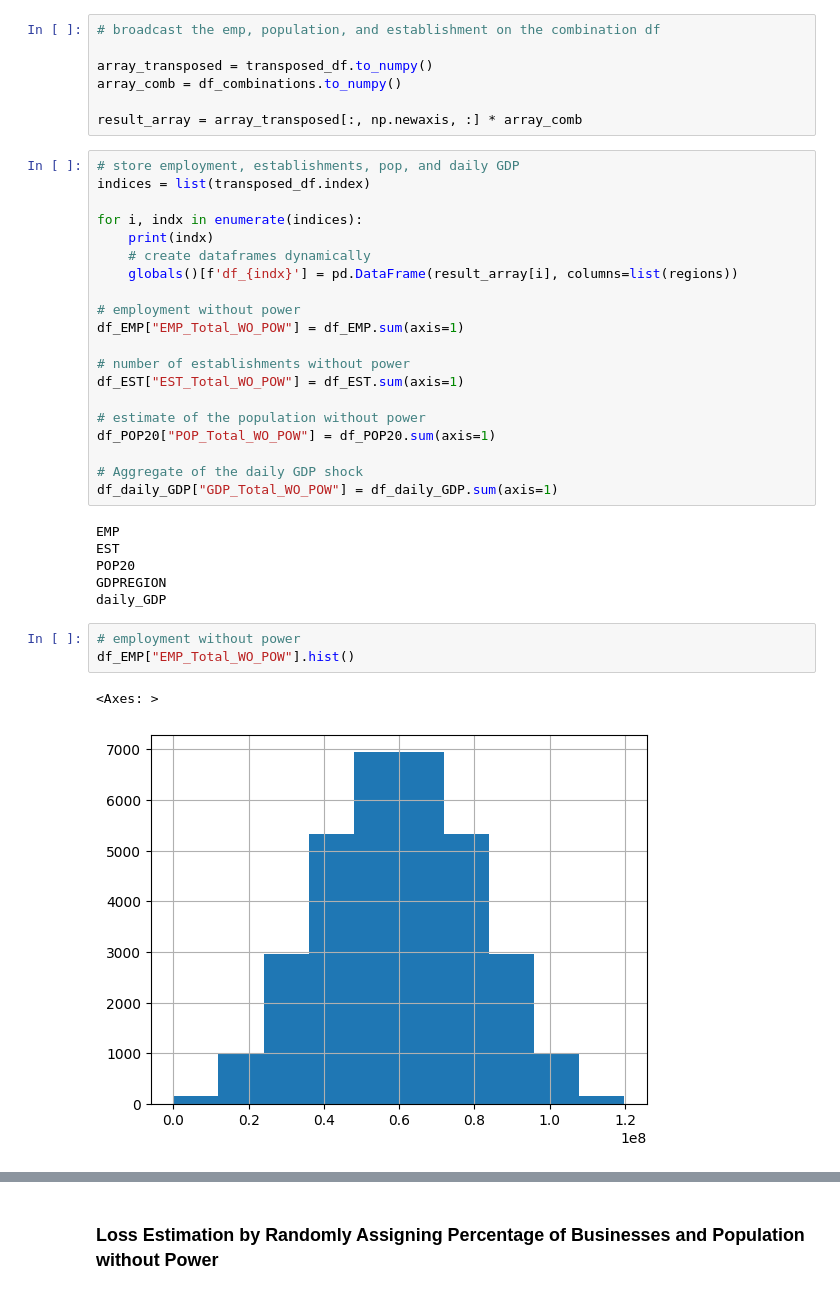
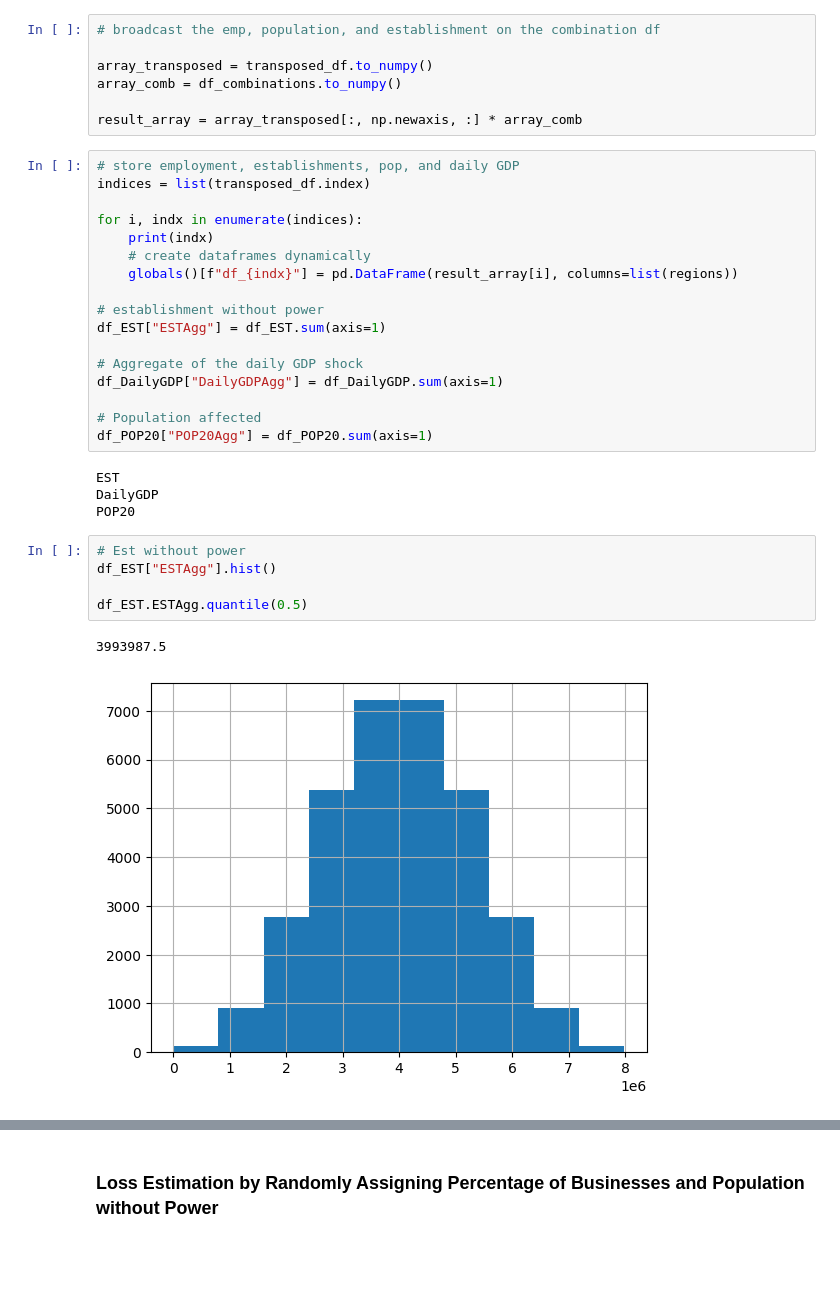
Before and after one commit to denniesbor/spwio, a Jupyter notebook: notebooks/scenario_modeling.ipynb, the cells around one changed output, grey strips where cells are left out. Cells and saved outputs as stored; diff of their text form; blank space fills up the shorter version.

Commit message:
Percentiles of establishments and population without power

```diff
--- a/notebooks/scenario_modeling.ipynb
+++ b/notebooks/scenario_modeling.ipynb
@@ -128,28 +189,25 @@ indices = list(transposed_df.index)
 for i, indx in enumerate(indices):
     print(indx)
     # create dataframes dynamically
-    globals()[f'df_{indx}'] = pd.DataFrame(result_array[i], columns=list(regions))
+    globals()[f"df_{indx}"] = pd.DataFrame(result_array[i], columns=list(regions))
 
-# employment without power
-df_EMP["EMP_Total_WO_POW"] = df_EMP.sum(axis=1)
-
-# number of establishments without power
-df_EST["EST_Total_WO_POW"] = df_EST.sum(axis=1)
-
-# estimate of the population without power
-df_POP20["POP_Total_WO_POW"] = df_POP20.sum(axis=1)
+# establishment without power
+df_EST["ESTAgg"] = df_EST.sum(axis=1)
 
 # Aggregate of the daily GDP shock
-df_daily_GDP["GDP_Total_WO_POW"] = df_daily_GDP.sum(axis=1)
+df_DailyGDP["DailyGDPAgg"] = df_DailyGDP.sum(axis=1)
+
+# Population affected
+df_POP20["POP20Agg"] = df_POP20.sum(axis=1)
 # %% [output]
-EMP
 EST
+DailyGDP
 POP20
-GDPREGION
-daily_GDP
 # %%
-# employment without power
-df_EMP["EMP_Total_WO_POW"].hist()
+# Est without power
+df_EST["ESTAgg"].hist()
+
+df_EST.ESTAgg.quantile(0.5)
 # %% [output]
-<Axes: >
+3993987.5
-[figure, old version]
+[figure, new version]
```
Also changed, not shown: parts of 23 cells of this notebook.
